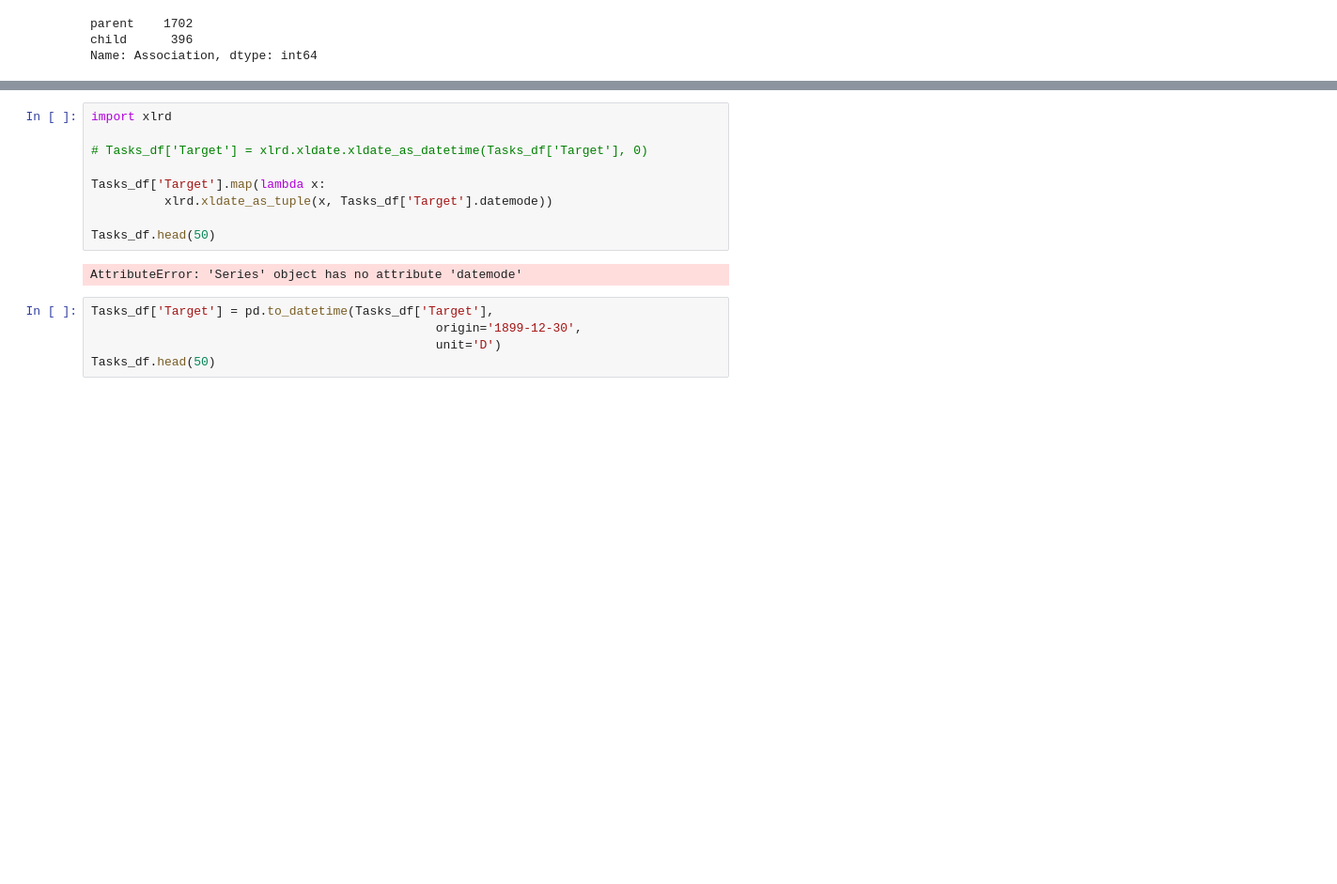
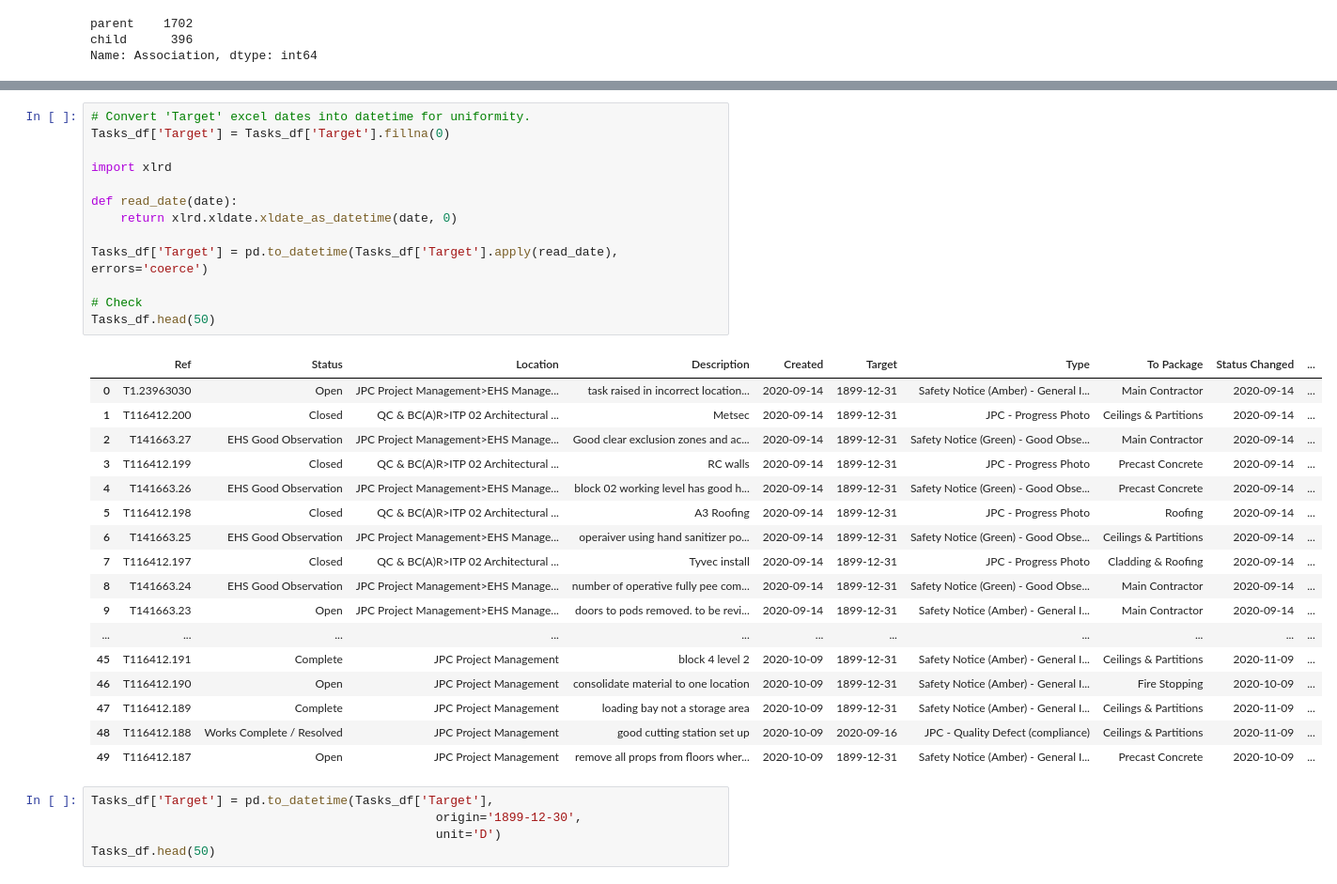
Before and after one commit to chkCreate/Construction_Project_Management_Report_Analysis, a Jupyter notebook: Data_Cleaning.ipynb, the cells around one changed output, grey strips where cells are left out. Shown: that part at 94% size. Saved outputs shown, nothing was run; the diff lists cells and outputs as text; blank space fills up the shorter version.

```diff
--- a/Data_Cleaning.ipynb
+++ b/Data_Cleaning.ipynb
@@ -219,14 +219,34 @@ Tasks_df.head(50)
-# %%
-import xlrd
-
-# Tasks_df['Target'] = xlrd.xldate.xldate_as_datetime(Tasks_df['Target'], 0)
-
-Tasks_df['Target'].map(lambda x:
-          xlrd.xldate_as_tuple(x, Tasks_df['Target'].datemode))
-
-Tasks_df.head(50)
-# %% [output]
-AttributeError: 'Series' object has no attribute 'datemode'
+# %%
+# Convert 'Target' excel dates into datetime for uniformity.
+Tasks_df['Target'] = Tasks_df['Target'].fillna(0)
+
+import xlrd
+
+def read_date(date):
+    return xlrd.xldate.xldate_as_datetime(date, 0)
+
+Tasks_df['Target'] = pd.to_datetime(Tasks_df['Target'].apply(read_date), errors='coerce')
+
+# Check
+Tasks_df.head(50)
+# %% [output]
+|  | Ref | Status | Location | Description | Created | Target | Type | To Package | Status Changed | ... |
+| 0 | T1.23963030 | Open | JPC Project Management>EHS Manage... | task raised in incorrect location... | 2020-09-14 | 1899-12-31 | Safety Notice (Amber) - General I... | Main Contractor | 2020-09-14 | ... |
+| 1 | T116412.200 | Closed | QC & BC(A)R>ITP 02 Architectural ... | Metsec | 2020-09-14 | 1899-12-31 | JPC - Progress Photo | Ceilings & Partitions | 2020-09-14 | ... |
+| 2 | T141663.27 | EHS Good Observation | JPC Project Management>EHS Manage... | Good clear exclusion zones and ac... | 2020-09-14 | 1899-12-31 | Safety Notice (Green) - Good Obse... | Main Contractor | 2020-09-14 | ... |
+| 3 | T116412.199 | Closed | QC & BC(A)R>ITP 02 Architectural ... | RC walls | 2020-09-14 | 1899-12-31 | JPC - Progress Photo | Precast Concrete | 2020-09-14 | ... |
+| 4 | T141663.26 | EHS Good Observation | JPC Project Management>EHS Manage... | block 02 working level has good h... | 2020-09-14 | 1899-12-31 | Safety Notice (Green) - Good Obse... | Precast Concrete | 2020-09-14 | ... |
+| 5 | T116412.198 | Closed | QC & BC(A)R>ITP 02 Architectural ... | A3 Roofing | 2020-09-14 | 1899-12-31 | JPC - Progress Photo | Roofing | 2020-09-14 | ... |
+| 6 | T141663.25 | EHS Good Observation | JPC Project Management>EHS Manage... | operaiver using hand sanitizer po... | 2020-09-14 | 1899-12-31 | Safety Notice (Green) - Good Obse... | Ceilings & Partitions | 2020-09-14 | ... |
+| 7 | T116412.197 | Closed | QC & BC(A)R>ITP 02 Architectural ... | Tyvec install | 2020-09-14 | 1899-12-31 | JPC - Progress Photo | Cladding & Roofing | 2020-09-14 | ... |
+| 8 | T141663.24 | EHS Good Observation | JPC Project Management>EHS Manage... | number of operative fully pee com... | 2020-09-14 | 1899-12-31 | Safety Notice (Green) - Good Obse... | Main Contractor | 2020-09-14 | ... |
+| 9 | T141663.23 | Open | JPC Project Management>EHS Manage... | doors to pods removed. to be revi... | 2020-09-14 | 1899-12-31 | Safety Notice (Amber) - General I... | Main Contractor | 2020-09-14 | ... |
+| ... | ... | ... | ... | ... | ... | ... | ... | ... | ... | ... |
+| 45 | T116412.191 | Complete | JPC Project Management | block 4 level 2 | 2020-10-09 | 1899-12-31 | Safety Notice (Amber) - General I... | Ceilings & Partitions | 2020-11-09 | ... |
+| 46 | T116412.190 | Open | JPC Project Management | consolidate material to one location | 2020-10-09 | 1899-12-31 | Safety Notice (Amber) - General I... | Fire Stopping | 2020-10-09 | ... |
+| 47 | T116412.189 | Complete | JPC Project Management | loading bay not a storage area | 2020-10-09 | 1899-12-31 | Safety Notice (Amber) - General I... | Ceilings & Partitions | 2020-11-09 | ... |
+| 48 | T116412.188 | Works Complete / Resolved | JPC Project Management | good cutting station set up | 2020-10-09 | 2020-09-16 | JPC - Quality Defect (compliance) | Ceilings & Partitions | 2020-11-09 | ... |
+| 49 | T116412.187 | Open | JPC Project Management | remove all props from floors wher... | 2020-10-09 | 1899-12-31 | Safety Notice (Amber) - General I... | Precast Concrete | 2020-10-09 | ... |
 # %%
 Tasks_df['Target'] = pd.to_datetime(Tasks_df['Target'],
                                                origin='1899-12-30',
```
Also changed, not shown: parts of 4 cells of this notebook.
